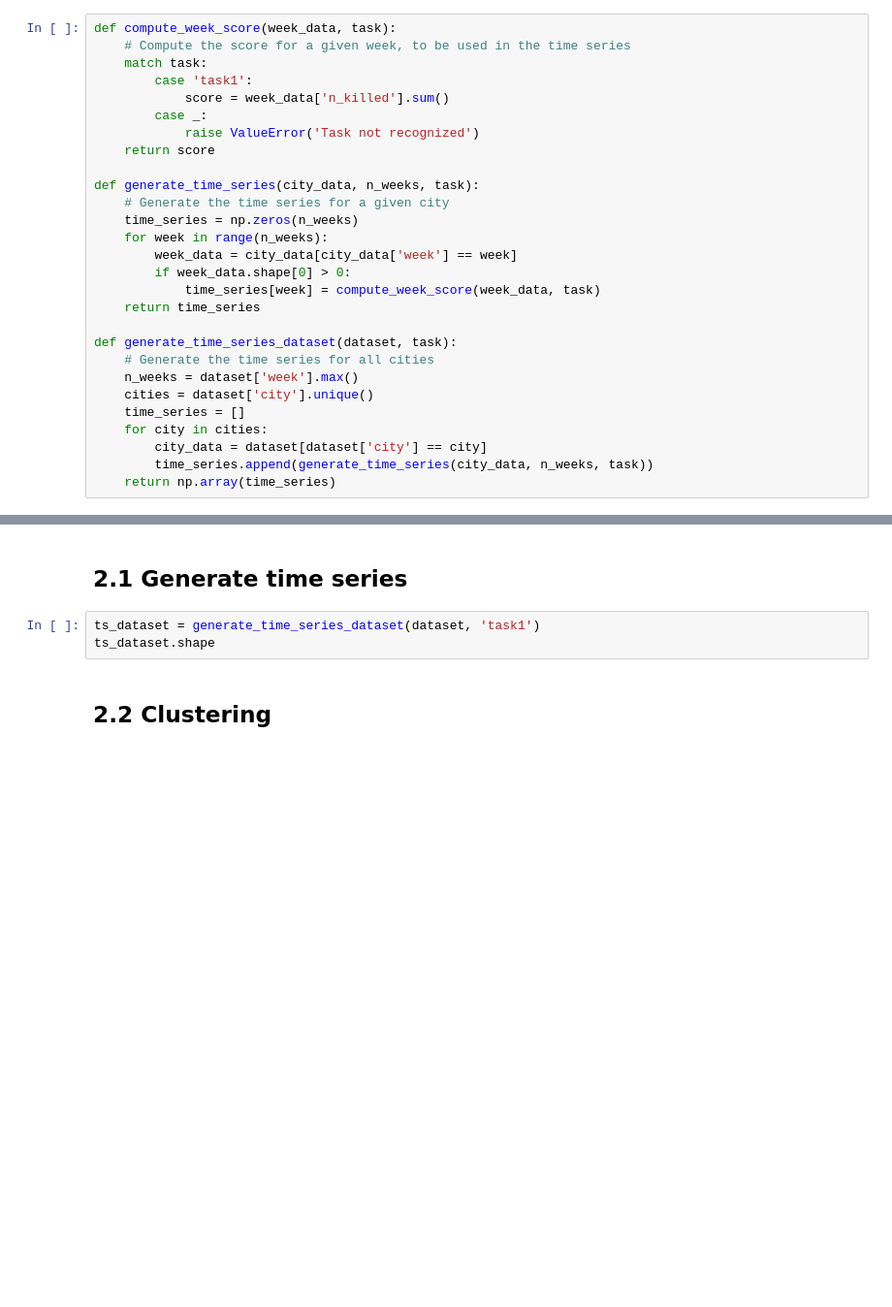
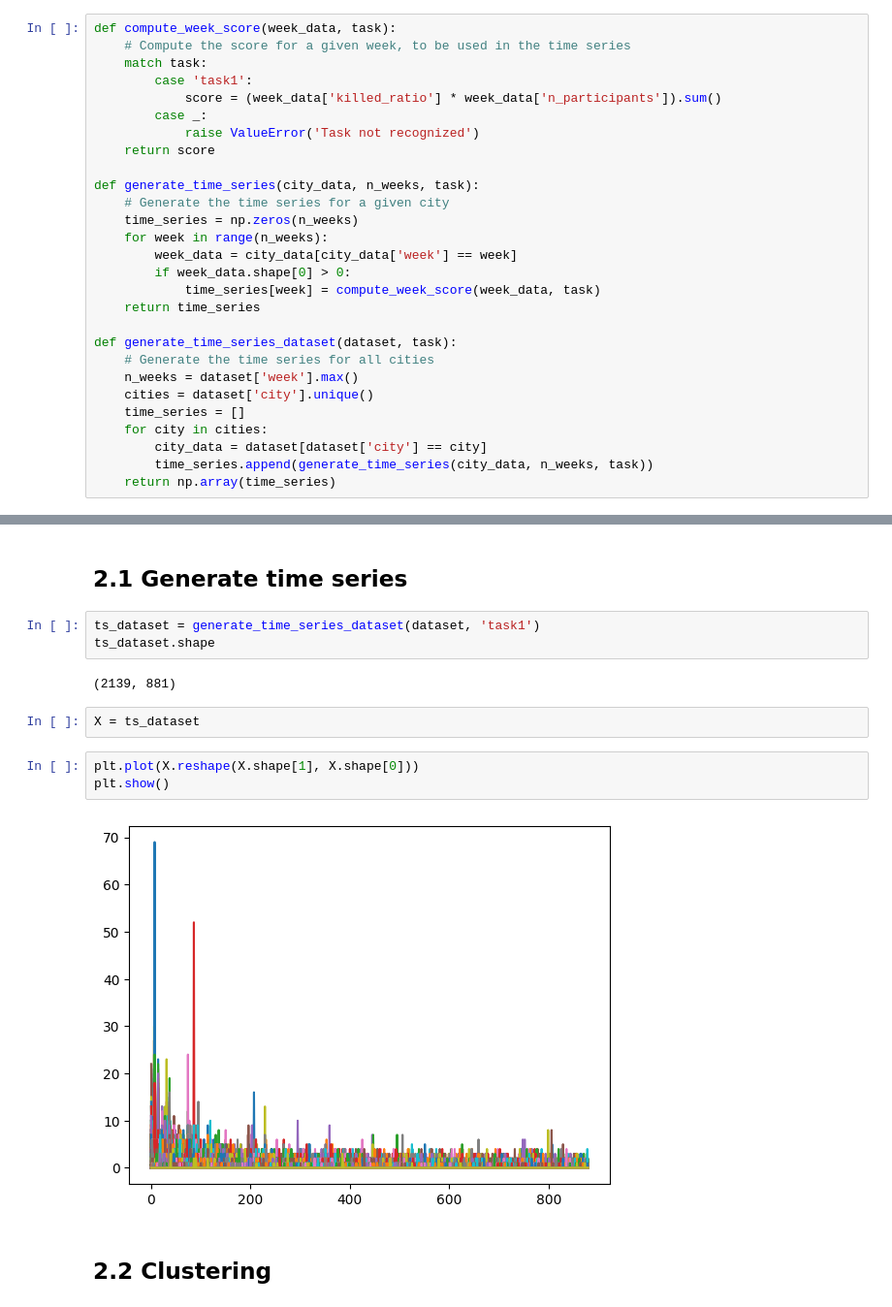
Before and after one commit to biancaziliotto/DataMiningProject, a Jupyter notebook: 4_TSAnalysis.ipynb, the cells around one changed output, grey strips where cells are left out. Shown: that part at 97% size. Cells and saved outputs as stored; diff of their text form; blank space fills up the shorter version.

```diff
--- a/4_TSAnalysis.ipynb
+++ b/4_TSAnalysis.ipynb
@@ -90,7 +132,7 @@ def compute_week_score(week_data, task):
     # Compute the score for a given week, to be used in the time series
     match task:
         case 'task1':
-            score = week_data['n_killed'].sum()
+            score = (week_data['killed_ratio'] * week_data['n_participants']).sum()
         case _:
             raise ValueError('Task not recognized')
     return score
@@ -120,5 +162,14 @@ def generate_time_series_dataset(dataset, task):
 # %%
 ts_dataset = generate_time_series_dataset(dataset, 'task1')
 ts_dataset.shape
+# %% [output]
+(2139, 881)
+# %%
+X = ts_dataset
+# %%
+plt.plot(X.reshape(X.shape[1], X.shape[0]))
+plt.show()
+# %% [output]
+[figure, added]
 # %% [markdown]
 ## 2.2 Clustering
```
Also changed, not shown: parts of 15 cells of this notebook.
